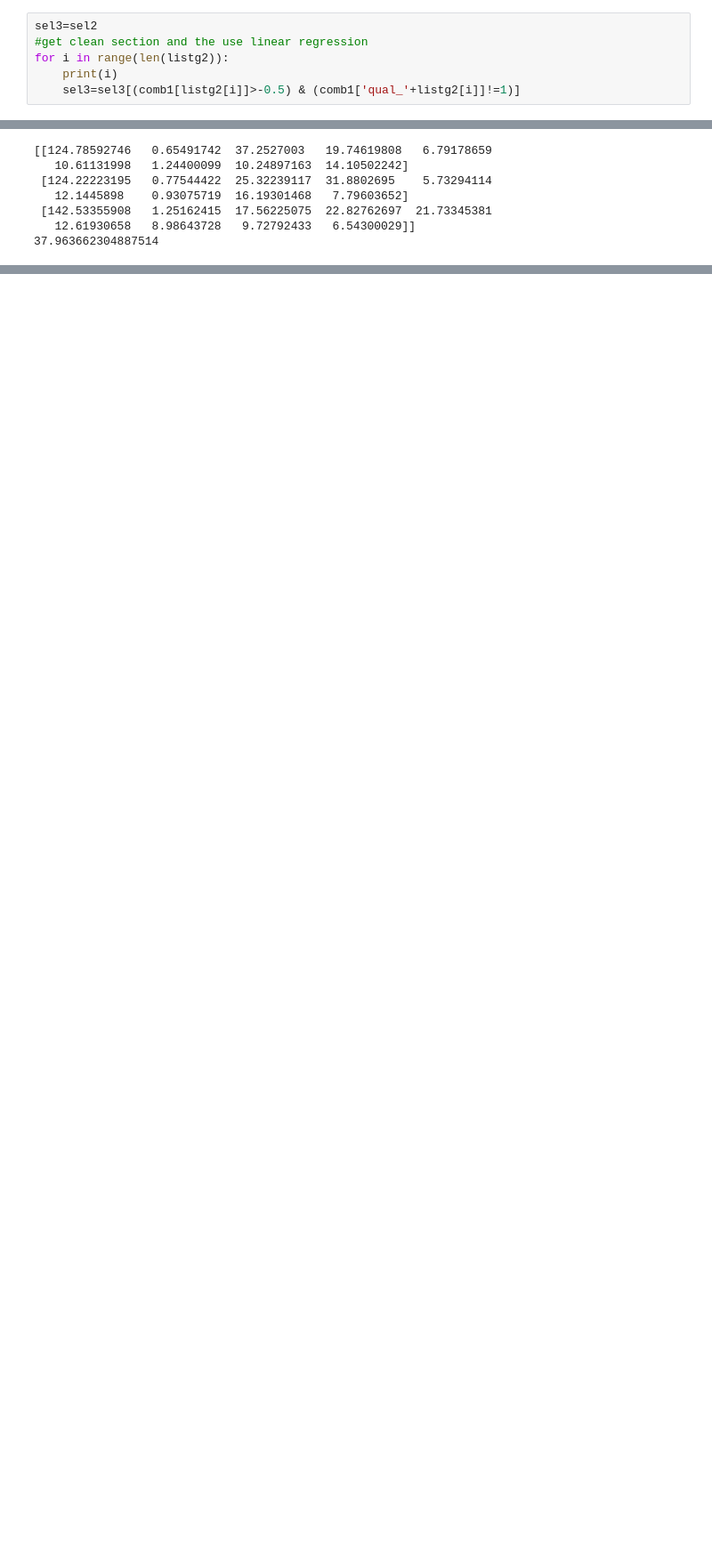
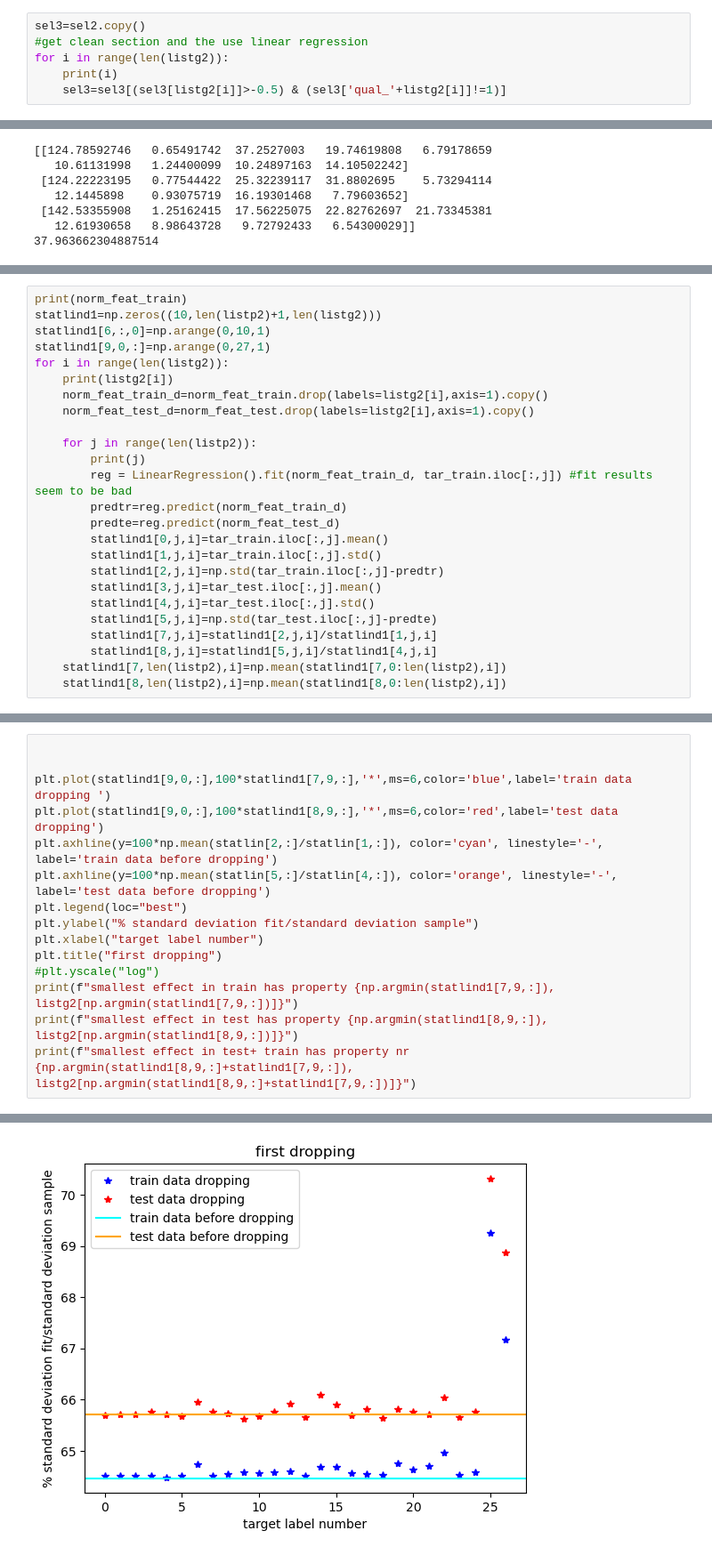
Before and after one commit to tkfritz/Germany-election, a Jupyter notebook: germany_linear.ipynb, the cells around one changed output, grey strips where cells are left out. Shown at 89% size. Saved outputs shown, nothing was run; the diff lists cells and outputs as text; blank space fills up the shorter version.

Commit message:
first trial in removing some features in linear regression

```diff
--- a/germany_linear.ipynb
+++ b/germany_linear.ipynb
@@ -1428,11 +1428,11 @@ print(listg2)
 # %% [markdown]
 Now we are selecting the units whoch have good data for all the selected properties.
 # %%
-sel3=sel2
+sel3=sel2.copy()
 #get clean section and the use linear regression
 for i in range(len(listg2)):
     print(i)
-    sel3=sel3[(comb1[listg2[i]]>-0.5) & (comb1['qual_'+listg2[i]]!=1)]
+    sel3=sel3[(sel3[listg2[i]]>-0.5) & (sel3['qual_'+listg2[i]]!=1)]
 # %% [output]
 0
 1
@@ -1833,0 +1826,25 @@ print(statg2[0,6])
+# %%
+print(norm_feat_train)
+statlind1=np.zeros((10,len(listp2)+1,len(listg2)))
+statlind1[6,:,0]=np.arange(0,10,1)
+statlind1[9,0,:]=np.arange(0,27,1)
+for i in range(len(listg2)):
+    print(listg2[i])
+    norm_feat_train_d=norm_feat_train.drop(labels=listg2[i],axis=1).copy()
+    norm_feat_test_d=norm_feat_test.drop(labels=listg2[i],axis=1).copy()
+
+    for j in range(len(listp2)):
+        print(j)
+        reg = LinearRegression().fit(norm_feat_train_d, tar_train.iloc[:,j]) #fit results seem to be bad
+        predtr=reg.predict(norm_feat_train_d)
+        predte=reg.predict(norm_feat_test_d)
+        statlind1[0,j,i]=tar_train.iloc[:,j].mean()
+        statlind1[1,j,i]=tar_train.iloc[:,j].std()
+        statlind1[2,j,i]=np.std(tar_train.iloc[:,j]-predtr)
+        statlind1[3,j,i]=tar_test.iloc[:,j].mean()
+        statlind1[4,j,i]=tar_test.iloc[:,j].std()
+        statlind1[5,j,i]=np.std(tar_test.iloc[:,j]-predte)
+        statlind1[7,j,i]=statlind1[2,j,i]/statlind1[1,j,i]
+        statlind1[8,j,i]=statlind1[5,j,i]/statlind1[4,j,i]
+    statlind1[7,len(listp2),i]=np.mean(statlind1[7,0:len(listp2),i])
+    statlind1[8,len(listp2),i]=np.mean(statlind1[8,0:len(listp2),i])
@@ -1833,0 +1869,16 @@ print(statg2[0,6])
+# %%
+
+
+plt.plot(statlind1[9,0,:],100*statlind1[7,9,:],'*',ms=6,color='blue',label='train data dropping ')
+plt.plot(statlind1[9,0,:],100*statlind1[8,9,:],'*',ms=6,color='red',label='test data dropping')
+plt.axhline(y=100*np.mean(statlin[2,:]/statlin[1,:]), color='cyan', linestyle='-', label='train data before dropping')
+plt.axhline(y=100*np.mean(statlin[5,:]/statlin[4,:]), color='orange', linestyle='-', label='test data before dropping')
+plt.legend(loc="best")
+plt.ylabel("% standard deviation fit/standard deviation sample")
+plt.xlabel("target label number")
+plt.title("first dropping")
+#plt.yscale("log")
+print(f"smallest effect in train has property {np.argmin(statlind1[7,9,:]), listg2[np.argmin(statlind1[7,9,:])]}")
+print(f"smallest effect in test has property {np.argmin(statlind1[8,9,:]), listg2[np.argmin(statlind1[8,9,:])]}")
+print(f"smallest effect in test+ train has property nr {np.argmin(statlind1[8,9,:]+statlind1[7,9,:]), listg2[np.argmin(statlind1[8,9,:]+statlind1[7,9,:])]}")
+# %% [output]
@@ -1833,0 +1888 @@ print(statg2[0,6])
+[figure, added]
```
Also changed, not shown: parts of 34 cells of this notebook.
